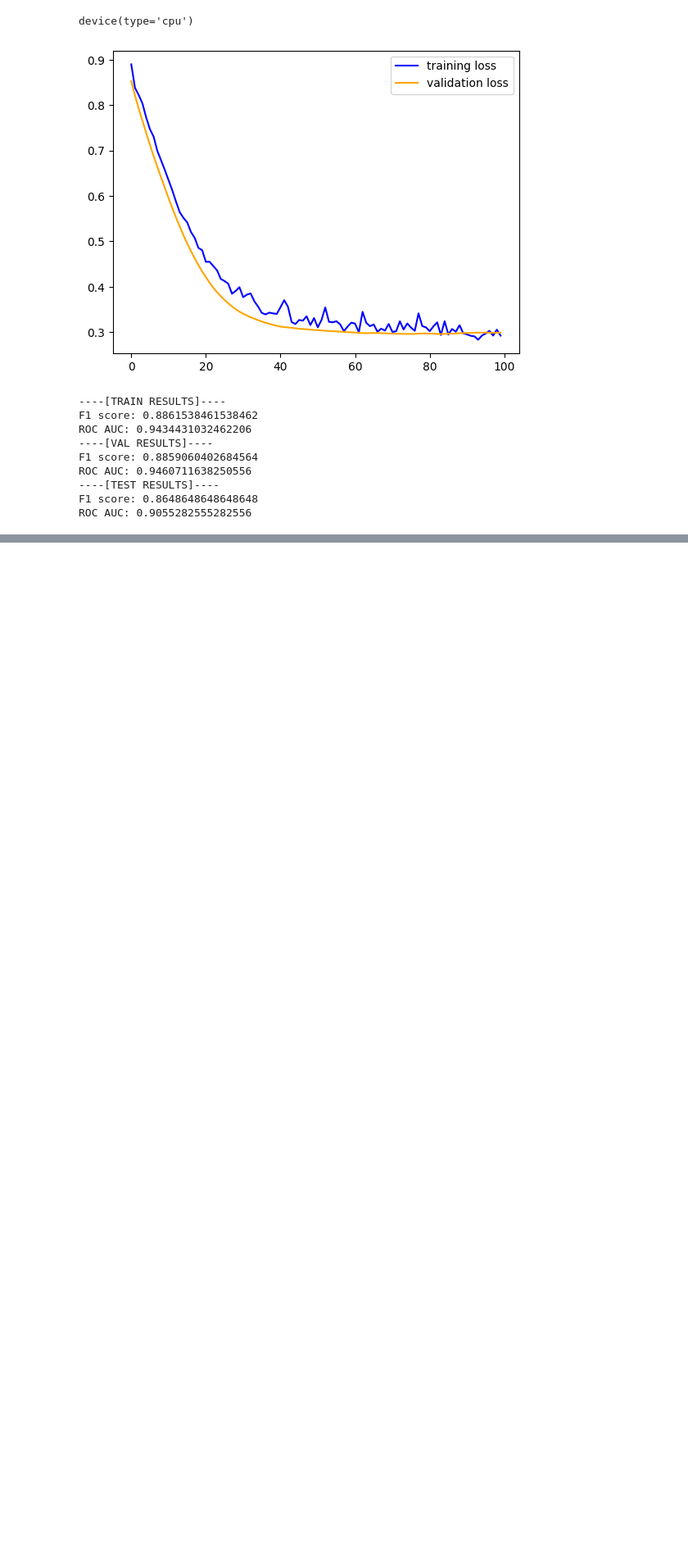
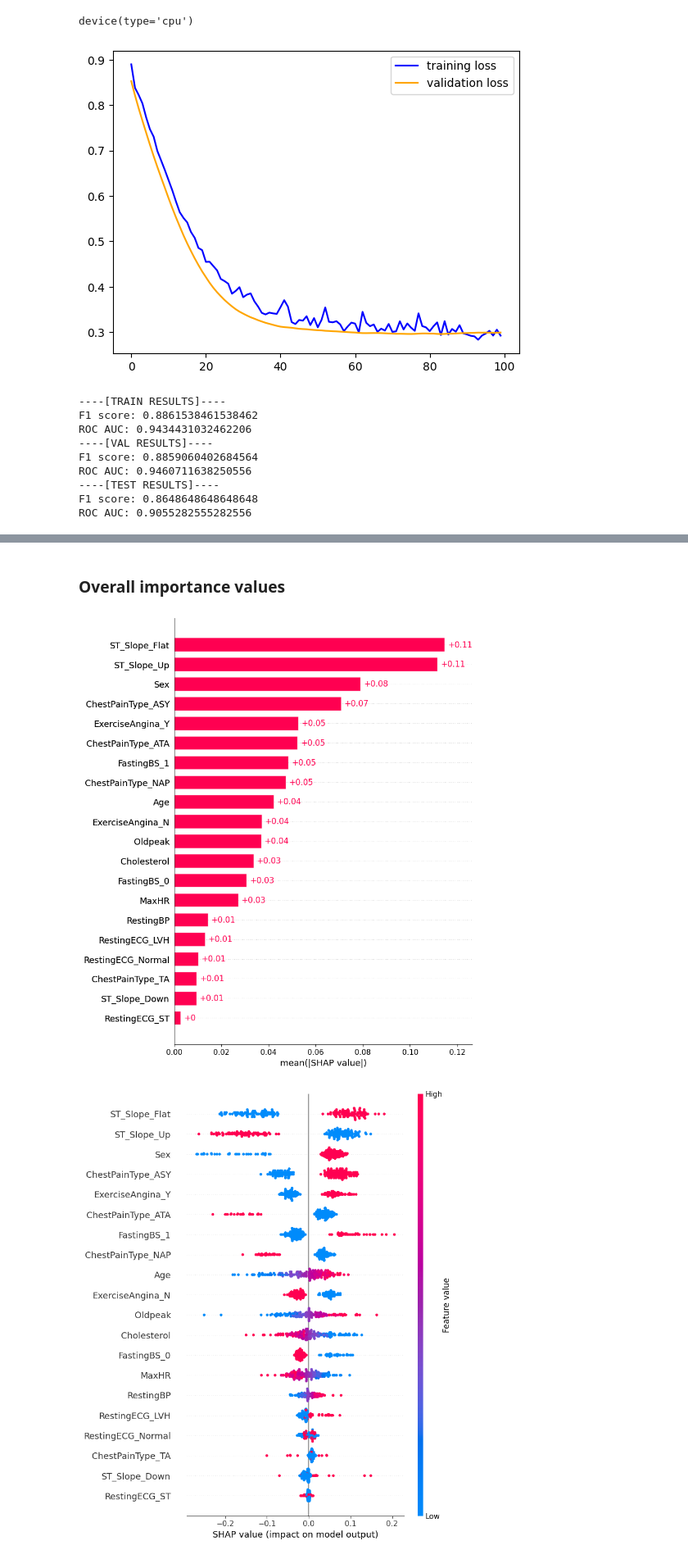
Before and after one commit to ArthGV/ml4h_2, a Jupyter notebook: 1_Q3.ipynb, the cells around one changed output, grey strips where cells are left out. Shown: that part at 82% size. Drawn from its saved outputs; the diff is of its cells as text; code cells hidden in the pictures; blank space fills up the shorter version.

```diff
--- a/1_Q3.ipynb
+++ b/1_Q3.ipynb
@@ -134,0 +172,9 @@ ROC AUC: 0.9055282555282556
+# %% [markdown]
+### Overall importance values
+# %%
+shap_values = explainer(X_test)
+shap.plots.bar(shap_values, max_display=20)
+shap.summary_plot(shap_values, X_test, feature_names=X_test.columns)
+# %% [output]
+[figure, added]
+[figure, added]
```
Also changed, not shown: parts of 5 cells of this notebook.
